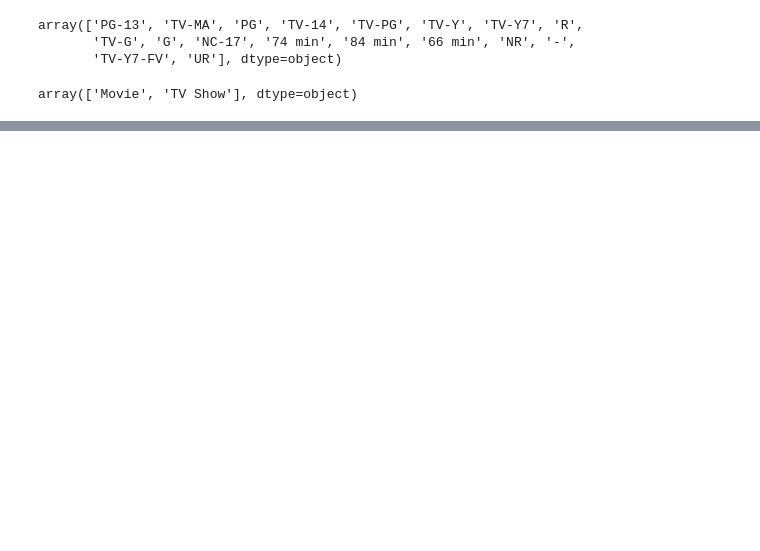
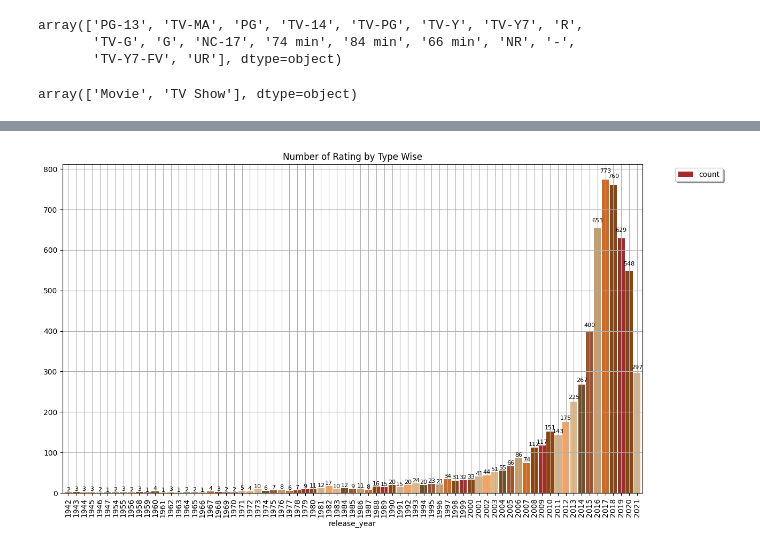
Before and after one commit to Udhay2898/Netflix_EDA, a Jupyter notebook: Nertflix_EDA.ipynb, the cells around one changed output, grey strips where cells are left out. Cells and saved outputs as stored; diff of their text form; code cells hidden in the pictures; blank space fills up the shorter version.

```diff
--- a/Nertflix_EDA.ipynb
+++ b/Nertflix_EDA.ipynb
@@ -293,0 +337,32 @@ fig.show()
+# %%
+bar_width = 0.9
+
+ax = release_year.plot.bar(figsize=(14, 8), grid=True, color=colors, width=bar_width)
+
+# Add data labels
+for container in ax.containers:
+    for bar in container:
+        height = bar.get_height()
+        label = f'{int(height)}'
+        ax.text(
+            bar.get_x() + bar.get_width() / 2,  # X position
+            height + 0.02 * height,             # Y position (slightly above the bar)
+            label,                              # Label text
+            ha='center',                        # Horizontal alignment
+            va='bottom',                        # Vertical alignment
+            fontsize=8,                        # Font size
+            rotation = 0                         # Rotate text by 90 degrees
+        )
+
+# Customize x-ticks
+tick = range(len(release_year))
+plt.xticks(ticks=tick, labels=release_year.index, rotation=90)
+
+# Add legend and title
+plt.legend(bbox_to_anchor=(1.05, 1), loc='upper left', fancybox=True, shadow=True)
+plt.title('Number of Rating by Type Wise')
+
+# Show plot
+plt.show()
+# %% [output]
+[figure, added]
```
Also changed, not shown: parts of 19 cells of this notebook.
